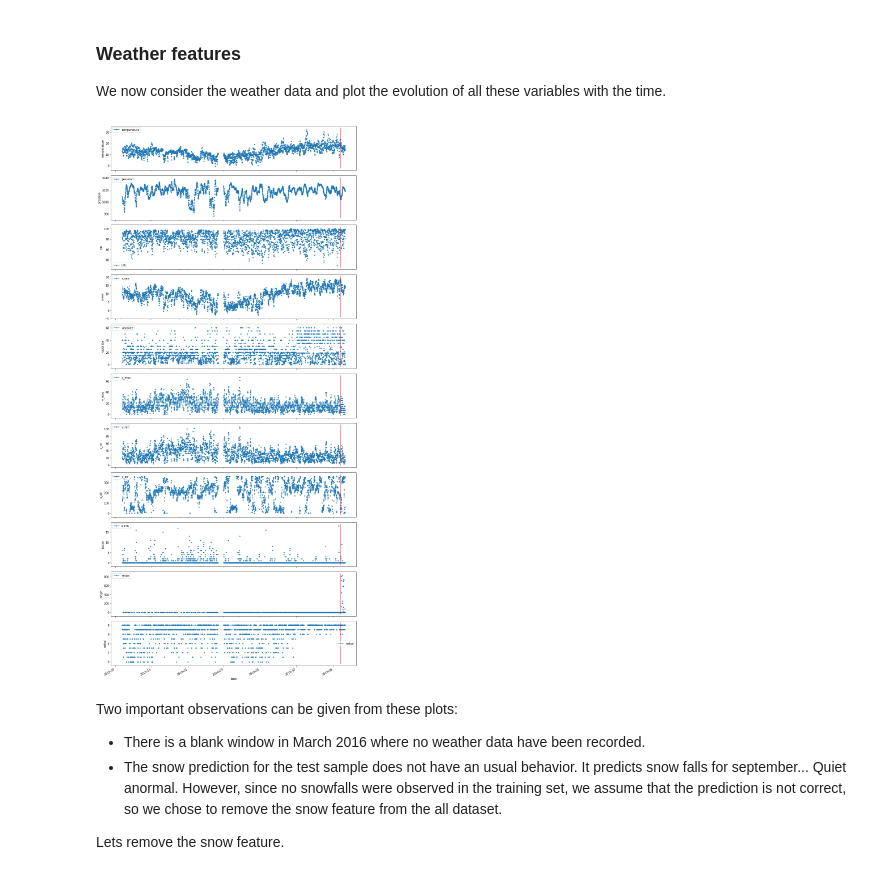
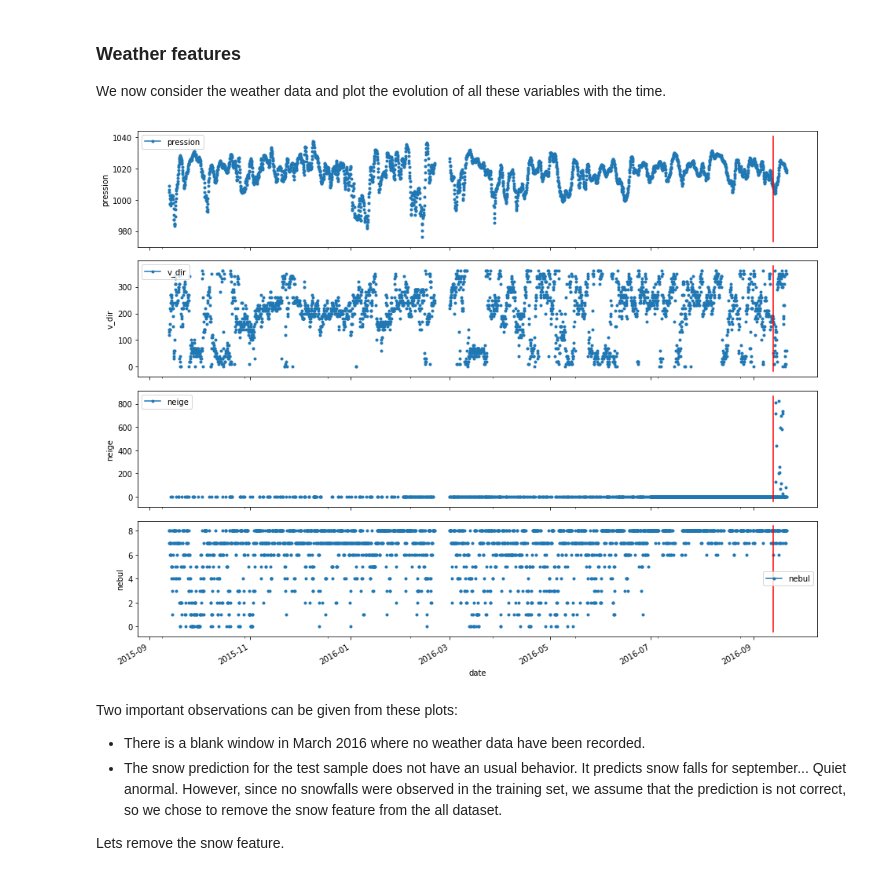
Before and after one commit to NazBen/solution-challenge-jds18, a Jupyter notebook: notebook/solution_LPSM204.ipynb, the cells around one changed output. Drawn from its saved outputs; the diff is of its cells as text; code cells hidden in the pictures.

```diff
--- a/notebook/solution_LPSM204.ipynb
+++ b/notebook/solution_LPSM204.ipynb
@@ -95,7 +95,7 @@ start_date_summer = data.loc[~data['heure_ete'], 'date'].values[0]
 end_date_summer = data.loc[~data['heure_ete'], 'date'].values[-1]
 
 # Ploting the consumption with some info
-fig, ax = plt.subplots(figsize=(13, 4))
+fig, ax = plt.subplots(figsize=(12, 4))
 data.plot('date', 'y', ax=ax)
 ylim = ax.get_ylim()
 ax.plot([start_date_test]*2, ylim, 'r', label='Limit train/test')
@@ -113,5 +113,5 @@ ax.set_title('Annual consumption')
 ax.legend(loc=0)
 ax.set_ylim(ylim)
 fig.tight_layout()
-fig.savefig('../illusration.png')
+fig.savefig('./illusration.pdf')
 # %% [output]
@@ -192,25 +195,25 @@ fig.tight_layout()
 
 We now consider the weather data and plot the evolution of all these variables with the time.
 # %%
-weather_features = ['temperature', 'pression', 'HR', 'rosee', 'visibilite',
-                    'v_moy', 'v_raf', 'v_dir', 'RR3h', 'neige', 'nebul']
+weather_features = ['pression', 'v_dir', 'neige', 'nebul']
 # In case some columns disapeared
 weather_features = data.columns.intersection(weather_features)
 
 # Test date
 start_date_test = data.loc[data['type'] == 'test', 'date'].values[0]
 
 # Ploting the weather feature in a subplot
 n_features = len(weather_features)
 fig, axes = plt.subplots(n_features, 1, figsize=(13, 2.5*n_features), sharex=True)
 for i, feat in enumerate(weather_features):
     ax = axes[i]
     data.plot('date', feat, marker='.', ax=ax)
     ax.plot([start_date_test]*2, ax.get_ylim(), 'r', label='Limit train/test')
     ax.set_ylabel(feat)
 fig.tight_layout()
+# fig.savefig('./weather_data.pdf')
 # %% [output]
-[figure, old version]
+[figure, new version]
 # %% [markdown]
 Two important observations can be given from these plots:
 
```
Also changed, not shown: parts of 17 cells of this notebook, 16 other files.
